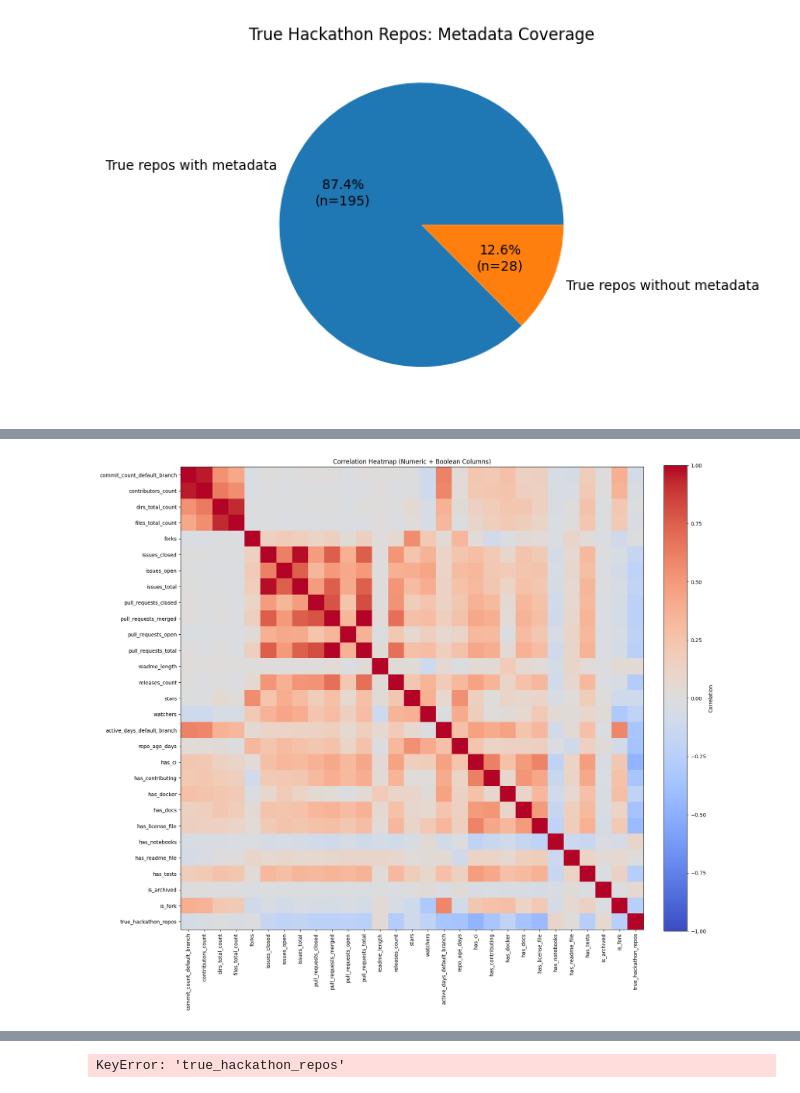
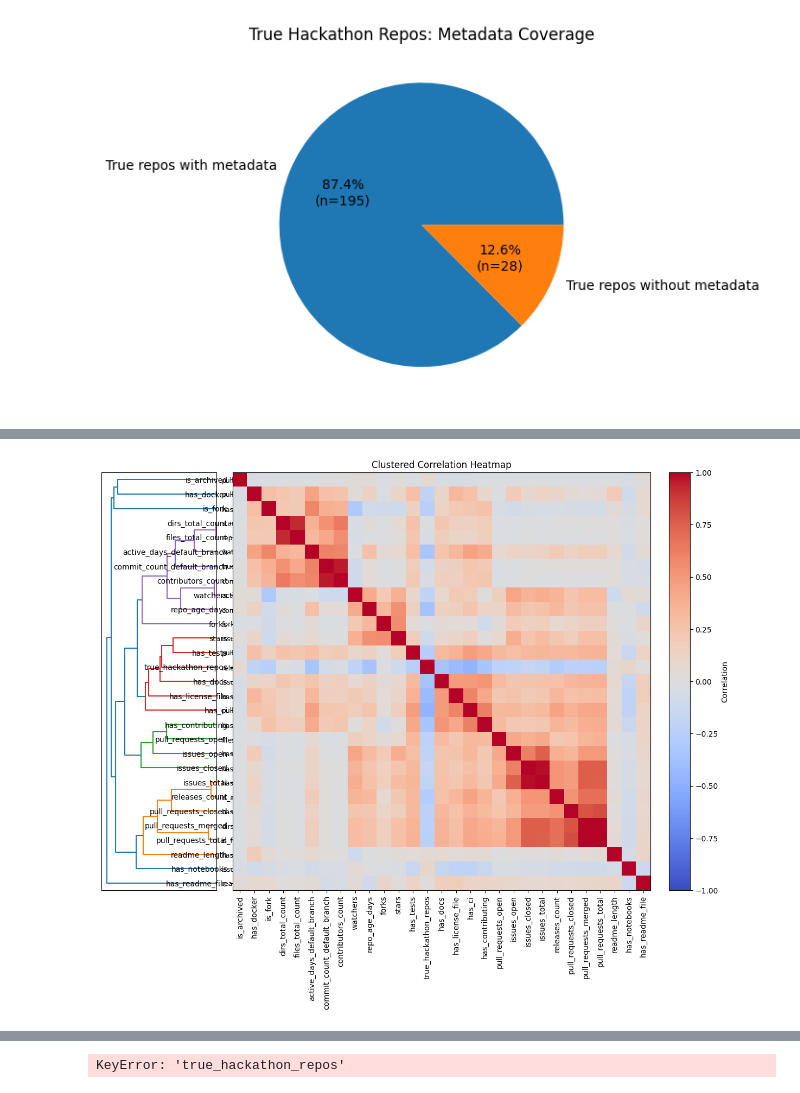
Before and after one commit to sdsc-ordes/open-pulse-hackalysis, a Jupyter notebook: src/hackathon_analysis/data_analysis/repo_analysis.ipynb, the cells around one changed output, grey strips where cells are left out. Saved outputs shown, nothing was run; the diff lists cells and outputs as text; code cells hidden in the pictures.

```diff
--- a/src/hackathon_analysis/data_analysis/repo_analysis.ipynb
+++ b/src/hackathon_analysis/data_analysis/repo_analysis.ipynb
@@ -759,9 +1168,6 @@ True hackathon repos with metadata: 195 / 223
 # %%
 # Use source_df if available, otherwise fall back to repo_metadata_df
 corr_source = source_df.copy() if "source_df" in globals() else repo_metadata_df.copy()
-
-if "plt" not in globals():
-    import matplotlib.pyplot as plt
 
 bool_cols = corr_source.select_dtypes(include=["bool", "boolean"]).columns.tolist()
 numeric_cols = corr_source.select_dtypes(include=["number"]).columns.tolist()
@@ -795,6 +1201,72 @@ cbar.set_label("Correlation")
 
 plt.tight_layout()
 plt.show()
-# %% [output]
-[figure, removed]
+# %%
+
+
+from scipy.cluster.hierarchy import linkage, dendrogram, leaves_list
+from scipy.spatial.distance import squareform
+
+# Start from the same correlation-ready data
+cluster_source = source_df.copy() if "source_df" in globals() else repo_metadata_df.copy()
+
+bool_cols = cluster_source.select_dtypes(include=["bool", "boolean"]).columns.tolist()
+numeric_cols = cluster_source.select_dtypes(include=["number"]).columns.tolist()
+
+cluster_data = cluster_source[numeric_cols + bool_cols].copy()
+
+for col in bool_cols:
+    cluster_data[col] = cluster_data[col].astype(int)
+
+# Drop constant columns
+cluster_data = cluster_data.loc[:, cluster_data.nunique(dropna=False) > 1]
+
+corr_matrix = cluster_data.corr(method="pearson", numeric_only=True)
+
+if corr_matrix.empty:
+    raise ValueError("No columns available to cluster after filtering.")
+
+# Convert correlation to distance
+distance_matrix = 1 - corr_matrix.abs()
+
+# linkage expects condensed distance form
+condensed_dist = squareform(distance_matrix.values, checks=False)
+linkage_matrix = linkage(condensed_dist, method="average")
+
+# Order columns by clustering
+ordered_idx = leaves_list(linkage_matrix)
+ordered_cols = corr_matrix.columns[ordered_idx]
+ordered_corr = corr_matrix.loc[ordered_cols, ordered_cols]
+
+# Figure layout: dendrogram on left, heatmap on right
+fig = plt.figure(figsize=(14, 10))
+gs = fig.add_gridspec(1, 2, width_ratios=[1, 4], wspace=0.05)
+
+ax_dendro = fig.add_subplot(gs[0, 0])
+dendrogram(
+    linkage_matrix,
+    orientation="left",
+    labels=ordered_cols.tolist(),
+    ax=ax_dendro,
+    color_threshold=None,
+)
+ax_dendro.set_xticks([])
+ax_dendro.tick_params(axis="y", labelsize=9)
+
+ax_heat = fig.add_subplot(gs[0, 1])
+im = ax_heat.imshow(ordered_corr, cmap="coolwarm", vmin=-1, vmax=1)
+
+ax_heat.set_xticks(range(len(ordered_cols)))
+ax_heat.set_yticks(range(len(ordered_cols)))
+ax_heat.set_xticklabels(ordered_cols, rotation=90)
+ax_heat.set_yticklabels(ordered_cols)
+ax_heat.set_title("Clustered Correlation Heatmap")
+
+cbar = plt.colorbar(im, ax=ax_heat, fraction=0.046, pad=0.04)
+cbar.set_label("Correlation")
+
+plt.tight_layout()
+plt.show()
+# %% [output]
+[figure, added]
 # %%
```
Also changed, not shown: parts of 33 cells of this notebook.
